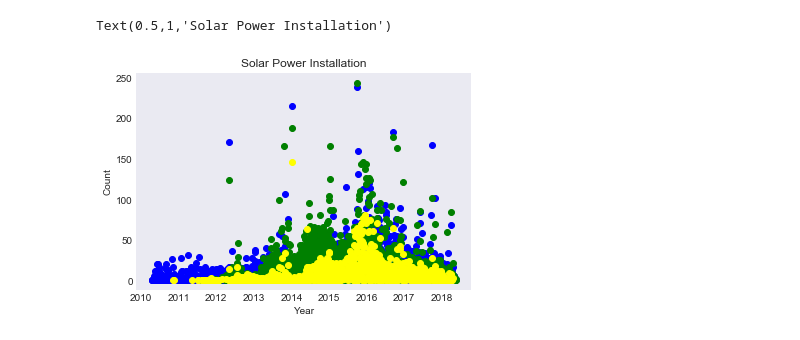
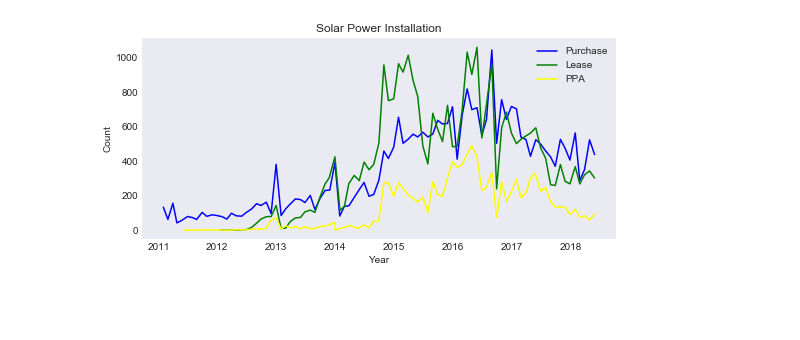
Before and after one commit to nasavish/TeamGreenTech, a Jupyter notebook: Code/Adoption_by_Type.ipynb, the cells around one changed output. Drawn from its saved outputs; the diff is of its cells as text; code cells hidden in the pictures; blank space fills up the shorter version.

```diff
--- a/Code/Adoption_by_Type.ipynb
+++ b/Code/Adoption_by_Type.ipynb
@@ -8,12 +8,19 @@ from datetime import datetime
 # %%
 p_data = "../Resources/project_data_final.csv"
 p_df = pd.read_csv(p_data)
-p_df['Date Application Received'] = pd.to_datetime(p_df['Date Application Received'])
+p_df['Date Completed'] = pd.to_datetime(p_df['Date Completed'])
 #p_df = p_df.sort_values('Date Application Received', ascending=True)
 p_df = p_df.drop(columns=['Unnamed: 0'])
 p_df = p_df.dropna()
 
 print(p_df['Purchase Type'].unique())
 p_df.head(3)
+
+dates = p_df['Date Completed']
+y_m = []
+for date in dates:
+    y_m.append(date.strftime('%Y-%m'))
+
+p_df['Year-Month'] = y_m
 # %% [output]
 ['Purchase' 'Lease' 'Power Purchase Agreement']
@@ -25,25 +27,25 @@ p_df.head(3)
 # %%
 #create analysis data frames
-df = p_df[['Project Number','Sector','Date Application Received','Purchase Type']]
+df = p_df[['Project Number','Sector','Date Completed','Purchase Type', 'Year-Month']]
 
 purchase_df = df.loc[df['Purchase Type'] == 'Purchase']
 purchase_df = purchase_df.reset_index()
 purchase_df = purchase_df.drop(columns=['index'])
-purchase_df = purchase_df.sort_values('Date Application Received', ascending=True)
+purchase_df = purchase_df.sort_values('Date Completed', ascending=True)
 purchase_df = purchase_df.reset_index()
 purchase_df = purchase_df.drop(columns=['index'])
 
 lease_df = df.loc[df['Purchase Type'] == 'Lease']
 lease_df = lease_df.reset_index()
 lease_df = lease_df.drop(columns=['index'])
-lease_df = lease_df.sort_values('Date Application Received', ascending=True)
+lease_df = lease_df.sort_values('Date Completed', ascending=True)
 lease_df = lease_df.reset_index()
 lease_df = lease_df.drop(columns=['index'])
 
 ppa_df = df.loc[df['Purchase Type'] == 'Power Purchase Agreement']
 ppa_df = ppa_df.reset_index()
 ppa_df = ppa_df.drop(columns=['index'])
-ppa_df = ppa_df.sort_values('Date Application Received', ascending=True)
+ppa_df = ppa_df.sort_values('Date Completed', ascending=True)
 ppa_df = ppa_df.reset_index()
 ppa_df = ppa_df.drop(columns=['index'])
 
@@ -94,13 +134,16 @@ purchase_count_df.head(10)
 # %%
 sns.set_style('dark')
-plt.plot_date(purchase_count_df["Date Application Received"], purchase_count_df["count"], marker="o",c='blue')
+plt.figure(figsize=(8.5,3.7))
+plt.plot(final_purchase_df["Date Completed"], final_purchase_df["Project Count"], c='blue', label='Purchase')
 
-plt.plot_date(lease_count_df["Date Application Received"], lease_count_df["count"], marker="o", c='green')
+plt.plot(final_lease_df["Date Completed"], final_lease_df["Project Count"], c='green', label='Lease')
 
-plt.plot_date(ppa_count_df["Date Application Received"], ppa_count_df["count"], marker="o", c='yellow')
+plt.plot(final_ppa_df["Date Completed"], final_ppa_df["Project Count"], c='yellow', label='PPA')
 plt.xlabel('Year')
 plt.ylabel('Count')
 plt.title("Solar Power Installation")
+plt.legend()
+plt.savefig("SolarInstallation_per_Year.png")
+plt.show()
 # %% [output]
-Text(0.5,1,'Solar Power Installation')
-[figure, old version]
+[figure, new version]
```
Also changed, not shown: parts of 4 cells of this notebook, 3 other files.
